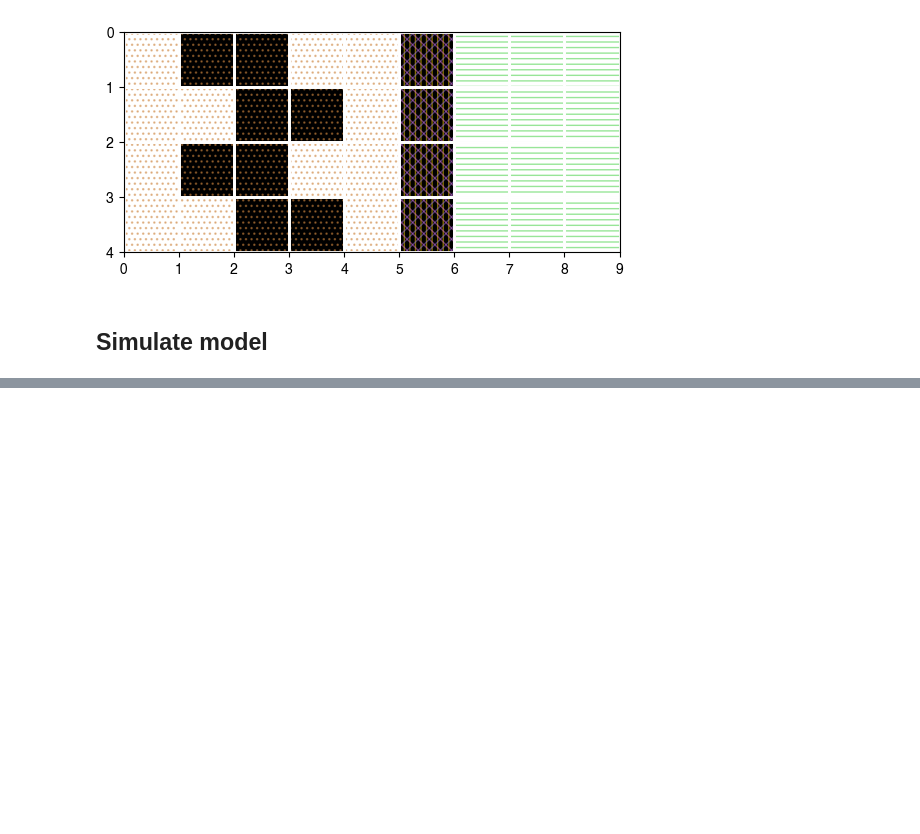
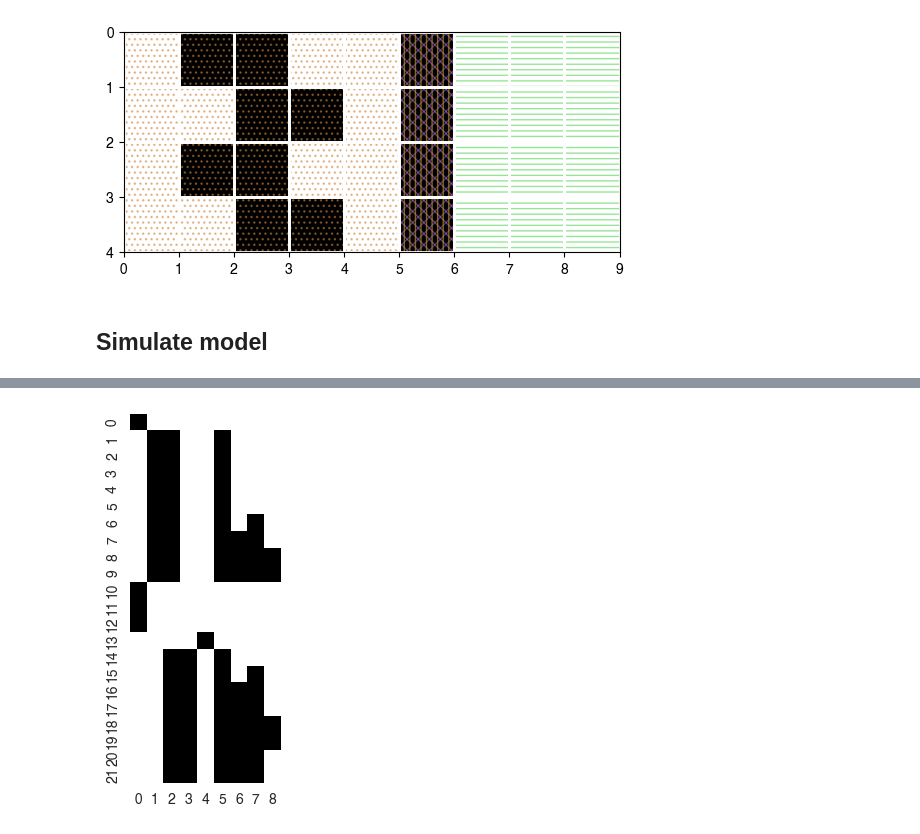
Before and after one commit to ryansmcgee/ecoevocrm, a Jupyter notebook: src/ecoevocrm/demos/hgt_testing/2023-12-19_dev_hgt.ipynb, the cells around one changed output, grey strips where cells are left out. Cells and saved outputs as stored; diff of their text form; code cells hidden in the pictures; blank space fills up the shorter version.

```diff
--- a/src/ecoevocrm/demos/hgt_testing/2023-12-19_dev_hgt.ipynb
+++ b/src/ecoevocrm/demos/hgt_testing/2023-12-19_dev_hgt.ipynb
@@ -193,2 +245,4 @@ system.N[system.extant_type_indices]
 # %%
-viz.matrix_plot(system.type_set.traits[:])
+viz.matrix_plot(community.type_set.traits[:])
+# %% [output]
+[figure, added]
```
Also changed, not shown: parts of 17 cells of this notebook, 4 other files.
